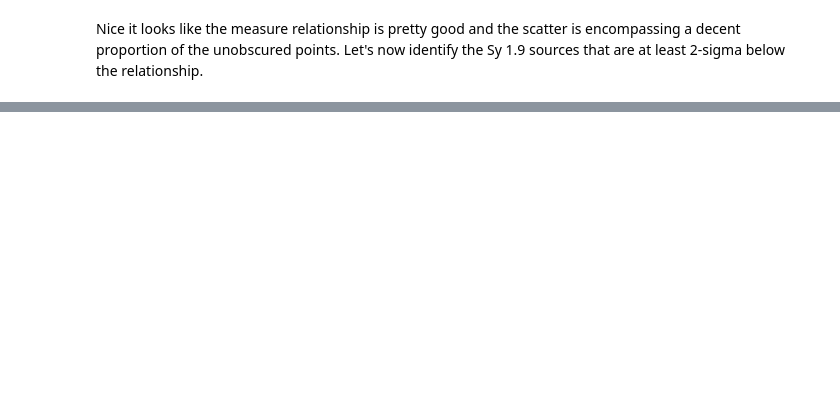
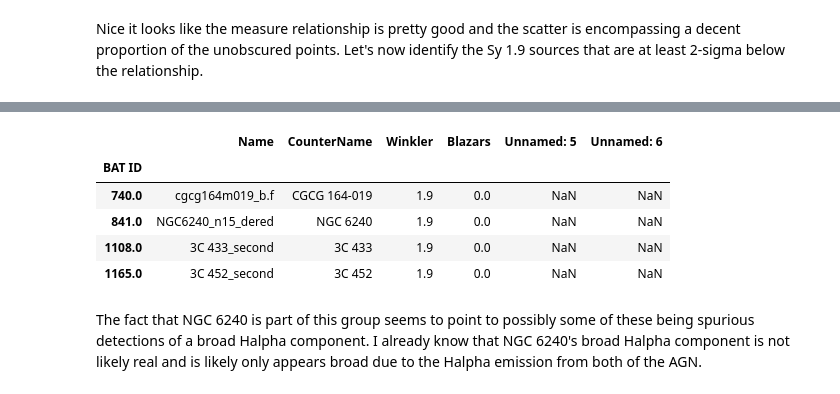
Before and after one commit to ttshimiz/bass-sy1_9-obscuration, a Jupyter notebook: notebooks/broadHalpha-vs-xray.ipynb, the cells around one changed output, grey strips where cells are left out. Cells and saved outputs as stored; diff of their text form; code cells hidden in the pictures; blank space fills up the shorter version.

```diff
--- a/notebooks/broadHalpha-vs-xray.ipynb
+++ b/notebooks/broadHalpha-vs-xray.ipynb
@@ -186,0 +201,11 @@ fig.savefig('../figures/halpha_vs_xray_with2dexLine.pdf', bbox_inches='tight')
+# %%
+bass_sy_class.loc[df[(df['Intrinsic X-ray Luminosity'] > 2e44) & (df['Broad Halpha Luminosity'] < 10**(42))].index]
+# %% [output]
+|  | Name | CounterName | Winkler | Blazars | Unnamed: 5 | Unnamed: 6 |
+| BAT ID |  |  |  |  |  |  |
+| 740.0 | cgcg164m019_b.f | CGCG 164-019 | 1.9 | 0.0 | NaN | NaN |
+| 841.0 | NGC6240_n15_dered | NGC 6240 | 1.9 | 0.0 | NaN | NaN |
+| 1108.0 | 3C 433_second | 3C 433 | 1.9 | 0.0 | NaN | NaN |
+| 1165.0 | 3C 452_second | 3C 452 | 1.9 | 0.0 | NaN | NaN |
+# %% [markdown]
+The fact that NGC 6240 is part of this group seems to point to possibly some of these being spurious detections of a broad Halpha component. I already know that NGC 6240's broad Halpha component is not likely real and is likely only appears broad due to the Halpha emission from both of the AGN.
```
Also changed, not shown: parts of 13 cells of this notebook, 3 other files.
